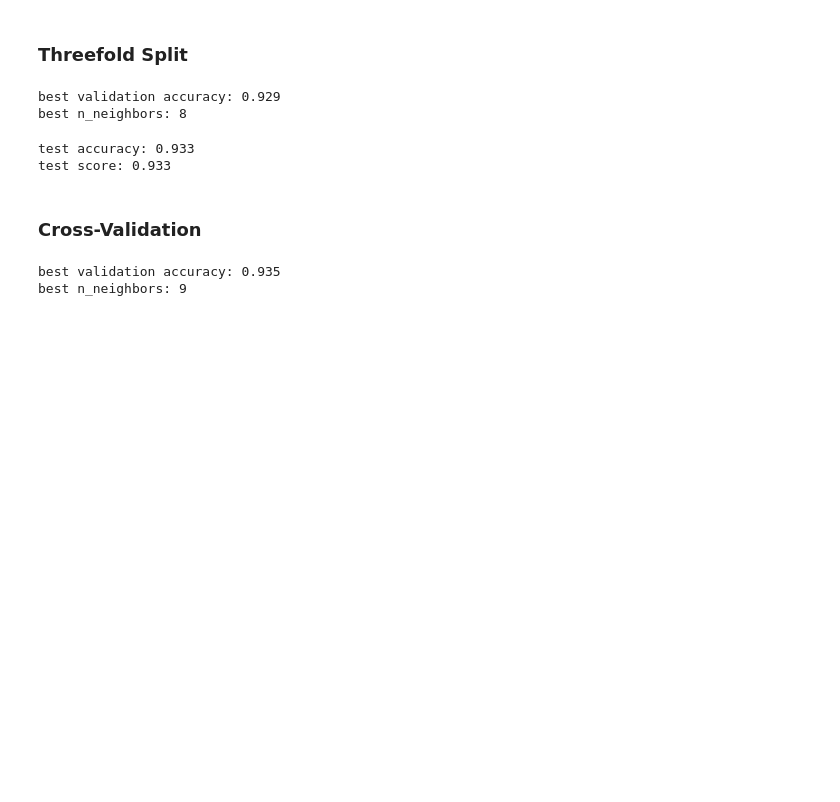
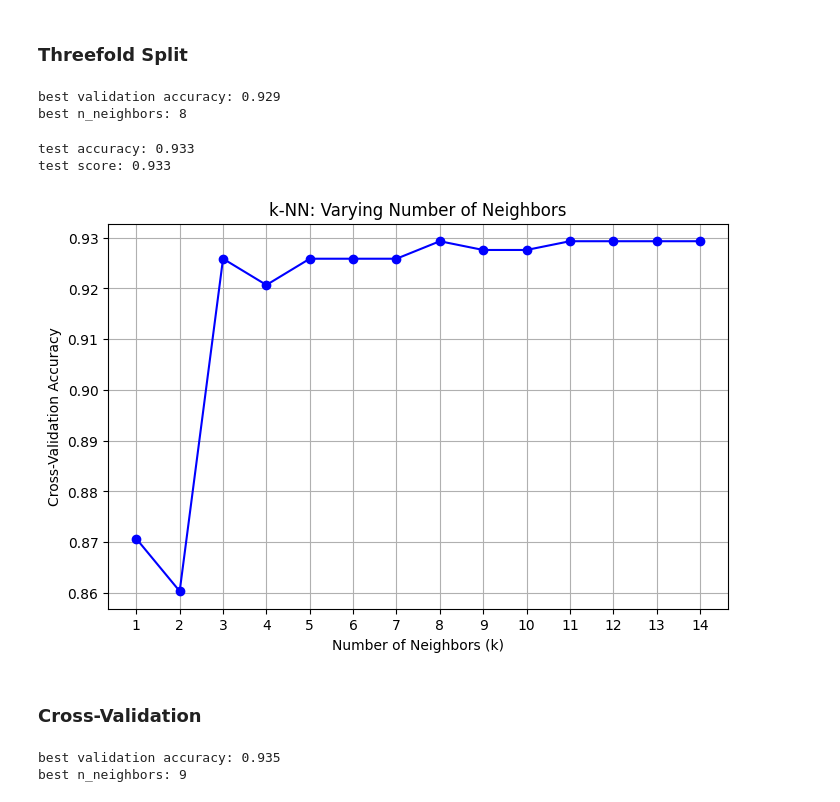
Before and after one commit to Haris-09/Machine-Learning, a Jupyter notebook: Hyperparameter_tuning.ipynb, the cells around one changed output. Drawn from its saved outputs; the diff is of its cells as text; code cells hidden in the pictures; blank space fills up the shorter version.

Commit message:
visualizing results

```diff
--- a/Hyperparameter_tuning.ipynb
+++ b/Hyperparameter_tuning.ipynb
@@ -80,6 +82,17 @@ print(f"test score: {knn.score(X_test, y_test):.3f}")
 # %% [output]
 test accuracy: 0.933
 test score: 0.933
+# %%
+plt.figure(figsize=(8, 5))
+plt.plot(neighbors, val_scores , marker='o', linestyle='-', color='b')
+plt.xlabel('Number of Neighbors (k)')
+plt.ylabel('Cross-Validation Accuracy')
+plt.title('k-NN: Varying Number of Neighbors')
+plt.xticks(neighbors)
+plt.grid(True)
+plt.show()
+# %% [output]
+[figure, added]
 # %% [markdown]
 ### Cross-Validation
 # %%
```
Also changed, not shown: parts of 11 cells of this notebook.
